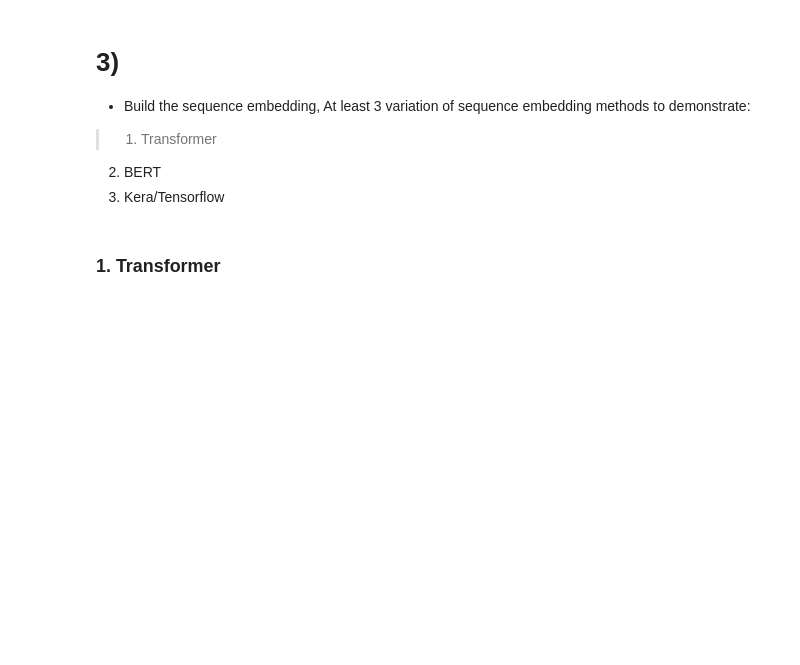
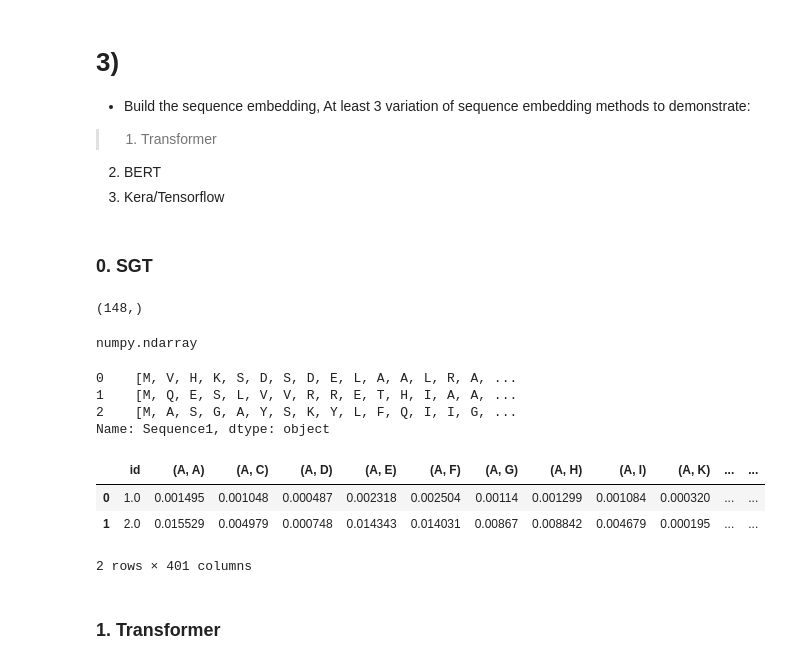
Before and after one commit to karar-shah/sequence-embedding-steven, a Jupyter notebook: Steven_Lin_ML_Motivation.ipynb, the cells around one changed output. Saved outputs shown, nothing was run; the diff lists cells and outputs as text; code cells hidden in the pictures; blank space fills up the shorter version.

```diff
--- a/Steven_Lin_ML_Motivation.ipynb
+++ b/Steven_Lin_ML_Motivation.ipynb
@@ -62,3 +62,5 @@ display(df1.head(2))
 > 1. Transformer
 2. BERT
 3. Kera/Tensorflow
+# %% [markdown]
+### 0. SGT
@@ -65,3 +70,37 @@ display(df1.head(2))
+# %%
+row1 = df.iloc[1]['Sequence1']
+print(row1.shape)
+type(row1)
+# %% [output]
+(148,)
+numpy.ndarray
+# %%
+df.iloc[:3]['Sequence1']
+# %% [output]
+0    [M, V, H, K, S, D, S, D, E, L, A, A, L, R, A, ...
+1    [M, Q, E, S, L, V, V, R, R, E, T, H, I, A, A, ...
+2    [M, A, S, G, A, Y, S, K, Y, L, F, Q, I, I, G, ...
+Name: Sequence1, dtype: object
+# %%
+corpus = pd.DataFrame([[1, df.iloc[0]['Sequence1']],
+                       [2, df.iloc[1]['Sequence1']]],
+                      columns=['id', 'sequence'])
+
+# Initialize the SGT model
+sgt_ = SGT(kappa=1,
+          flatten=True,
+          lengthsensitive=False,
+          mode='default')
+# Fit and transform the sequences to get embeddings
+embedding = sgt_.fit_transform(corpus=corpus)
+
+# Print the resulting embeddings
+display(embedding)
+# %% [output]
+|  | id | (A, A) | (A, C) | (A, D) | (A, E) | (A, F) | (A, G) | (A, H) | (A, I) | (A, K) | ... | ... |
+| 0 | 1.0 | 0.001495 | 0.001048 | 0.000487 | 0.002318 | 0.002504 | 0.00114 | 0.001299 | 0.001084 | 0.000320 | ... | ... |
+| 1 | 2.0 | 0.015529 | 0.004979 | 0.000748 | 0.014343 | 0.014031 | 0.00867 | 0.008842 | 0.004679 | 0.000195 | ... | ... |
+2 rows × 401 columns
 # %% [markdown]
 ### 1. Transformer
 # %% [markdown]
```
Also changed, not shown: parts of 22 cells of this notebook.
